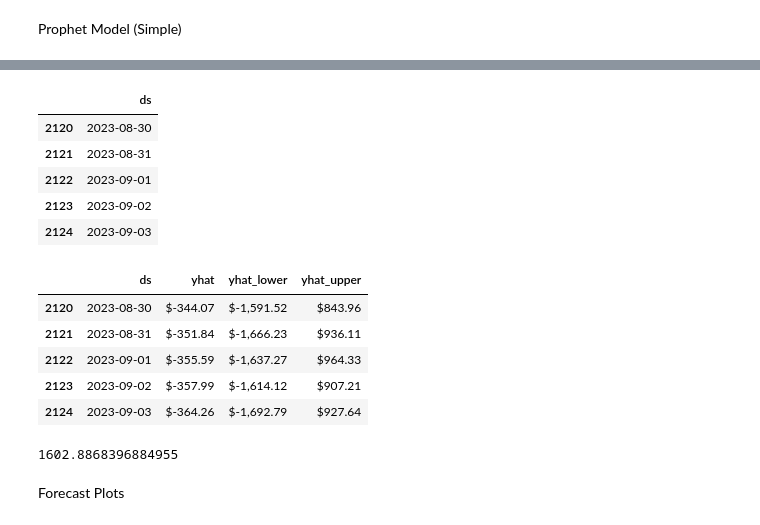
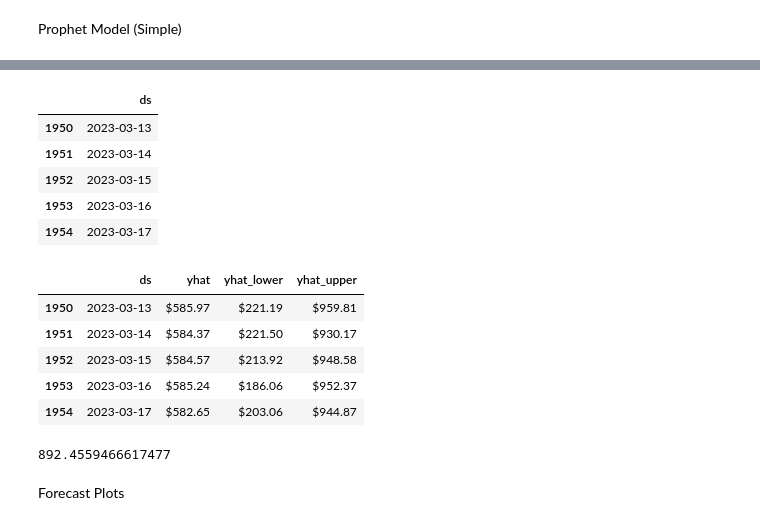
Before and after one commit to aerodromic/ETHPricePrediction, a Jupyter notebook: ethPredication.ipynb, the cells around one changed output, grey strips where cells are left out. Drawn from its saved outputs; the diff is of its cells as text; code cells hidden in the pictures.

```diff
--- a/ethPredication.ipynb
+++ b/ethPredication.ipynb
@@ -160,6 +160,6 @@ fig.show()
 # %% [markdown]
 Prophet Model (Simple)
 # %%
-m = Prophet(seasonality_mode='multiplicative')
+m = Prophet()
 m.fit(df)
 # %% [output]
@@ -168,30 +168,30 @@ m.fit(df)
 <prophet.forecaster.Prophet at 0x...>
 # %%
-future = m.make_future_dataframe(periods = 365)
+future = m.make_future_dataframe(periods = 30)
 future.tail()
 # %% [output]
 |  | ds |
-| 2120 | 2023-08-30 |
-| 2121 | 2023-08-31 |
-| 2122 | 2023-09-01 |
-| 2123 | 2023-09-02 |
-| 2124 | 2023-09-03 |
+| 1950 | 2023-03-13 |
+| 1951 | 2023-03-14 |
+| 1952 | 2023-03-15 |
+| 1953 | 2023-03-16 |
+| 1954 | 2023-03-17 |
 # %%
 forecast = m.predict(future)
 forecast[['ds', 'yhat', 'yhat_lower', 'yhat_upper']].tail()
 # %% [output]
 |  | ds | yhat | yhat_lower | yhat_upper |
-| 2120 | 2023-08-30 | $-344.07 | $-1,591.52 | $843.96 |
-| 2121 | 2023-08-31 | $-351.84 | $-1,666.23 | $936.11 |
-| 2122 | 2023-09-01 | $-355.59 | $-1,637.27 | $964.33 |
-| 2123 | 2023-09-02 | $-357.99 | $-1,614.12 | $907.21 |
-| 2124 | 2023-09-03 | $-364.26 | $-1,692.79 | $927.64 |
+| 1950 | 2023-03-13 | $585.97 | $221.19 | $959.81 |
+| 1951 | 2023-03-14 | $584.37 | $221.50 | $930.17 |
+| 1952 | 2023-03-15 | $584.57 | $213.92 | $948.58 |
+| 1953 | 2023-03-16 | $585.24 | $186.06 | $952.37 |
+| 1954 | 2023-03-17 | $582.65 | $203.06 | $944.87 |
 # %%
 # Get prediction for next day
 next_day = (datetime.today() + timedelta(days=1)).strftime('%Y-%m-%d')
 forecast[forecast['ds'] == next_day]['yhat'].item()
 # %% [output]
-1602.8868396884955
+892.4559466617477
 # %% [markdown]
 Forecast Plots
 # %%
```
Also changed, not shown: parts of 6 cells of this notebook, 3 other files.
